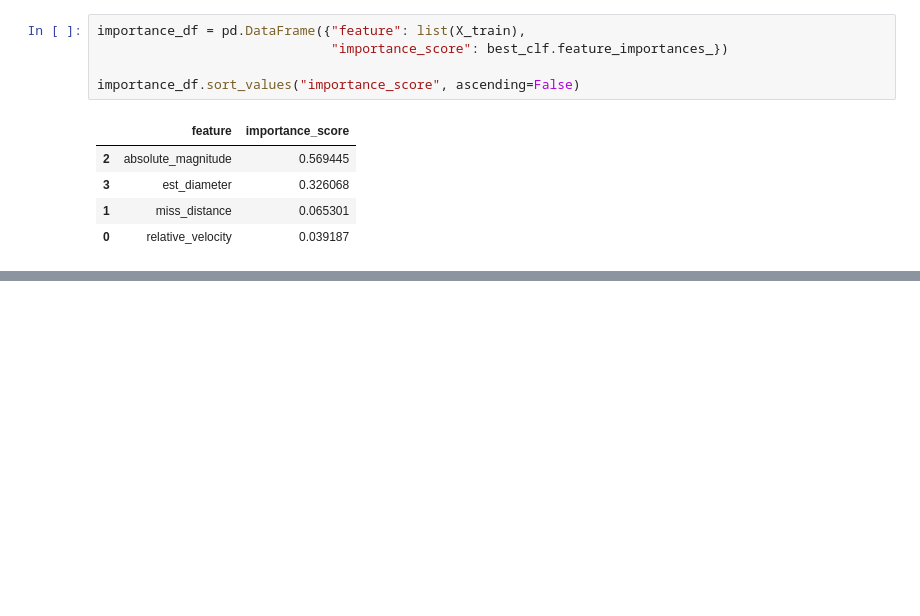
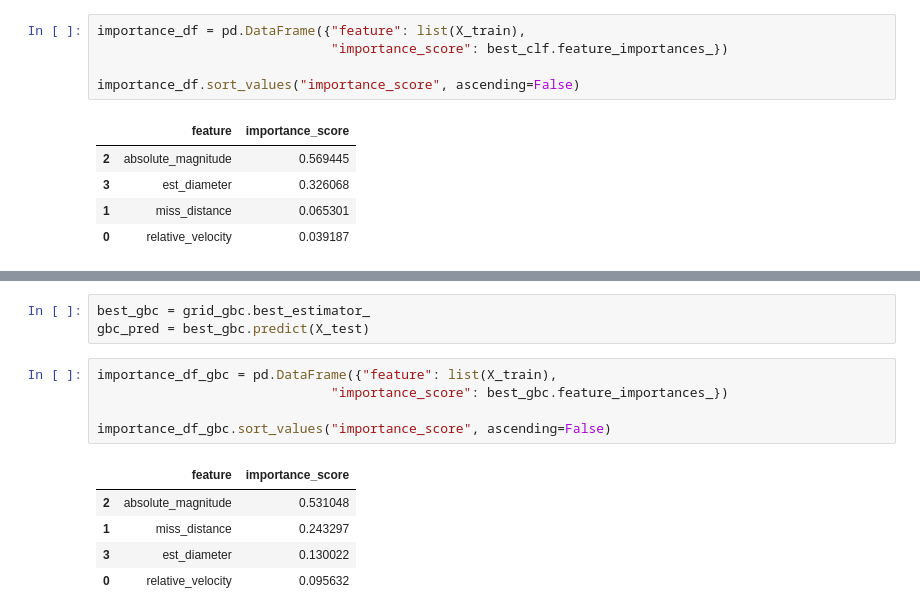
Before and after one commit to gselivirov/NASA_classifiers, a Jupyter notebook: NASA_Forest.ipynb, the cells around one changed output, grey strips where cells are left out. Saved outputs shown, nothing was run; the diff lists cells and outputs as text; blank space fills up the shorter version.

```diff
--- a/NASA_Forest.ipynb
+++ b/NASA_Forest.ipynb
@@ -461,0 +478,14 @@ importance_df.sort_values("importance_score", ascending=False)
+# %%
+best_gbc = grid_gbc.best_estimator_
+gbc_pred = best_gbc.predict(X_test)
+# %%
+importance_df_gbc = pd.DataFrame({"feature": list(X_train),
+                              "importance_score": best_gbc.feature_importances_})
+
+importance_df_gbc.sort_values("importance_score", ascending=False)
+# %% [output]
+|  | feature | importance_score |
+| 2 | absolute_magnitude | 0.531048 |
+| 1 | miss_distance | 0.243297 |
+| 3 | est_diameter | 0.130022 |
+| 0 | relative_velocity | 0.095632 |
```
Also changed, not shown: parts of 6 cells of this notebook.
